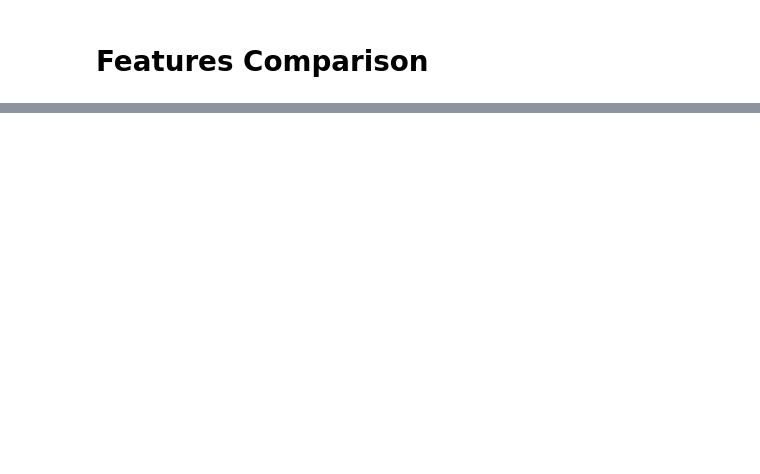
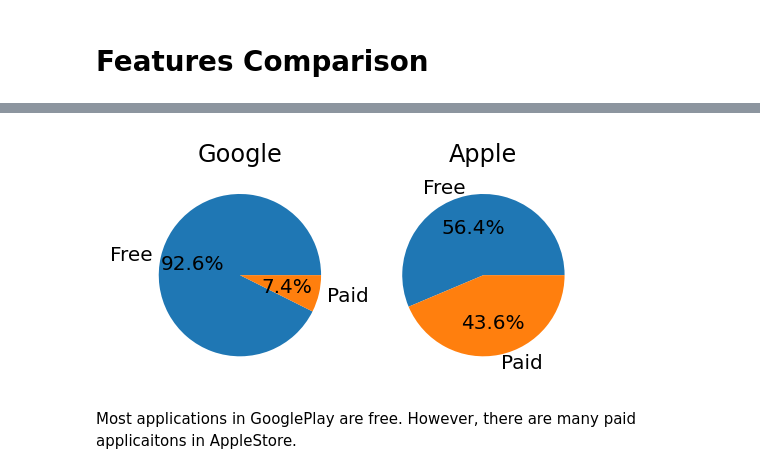
Before and after one commit to xlu210/DSCI510-FinalProject, a Jupyter notebook: Notebook/GooglePlay_VS_AppleStore.ipynb, the cells around one changed output, grey strips where cells are left out. Cells and saved outputs as stored; diff of their text form; code cells hidden in the pictures; blank space fills up the shorter version.

Commit message:
add pie chart for price, category and content rating

```diff
--- a/Notebook/GooglePlay_VS_AppleStore.ipynb
+++ b/Notebook/GooglePlay_VS_AppleStore.ipynb
@@ -297,0 +274,24 @@ label=[x for x in google_appcount_cat.index]
+# %%
+#the same figure for both subplots
+fig1=plt.figure(figsize=(4,3),dpi=144)
+#plt.suptitle('Free and Paid Comparsion')
+
+#axes object for the firs pie chart
+fig1_ax1=fig1.add_subplot(121)
+
+#plot the first pie chart in ax1
+fig1_ax1.pie(google_free_paid_count, labels=free_paid_label1,autopct='%1.1f%%')
+fig1_ax1.title.set_text('Google')
+
+
+
+#axes oject ofr the second pie chart
+fig1_ax2=fig1.add_subplot(122)
+
+#plot the second pie chart
+fig1_ax2.pie(apple_free_paid_count,labels=free_paid_label2,autopct='%1.1f%%')
+fig1_ax2.title.set_text('Apple')
+# %% [output]
+[figure, added]
+# %% [markdown]
+Most applications in GooglePlay are free. However, there are many paid applicaitons in AppleStore.
```
Also changed, not shown: parts of 11 cells of this notebook.
